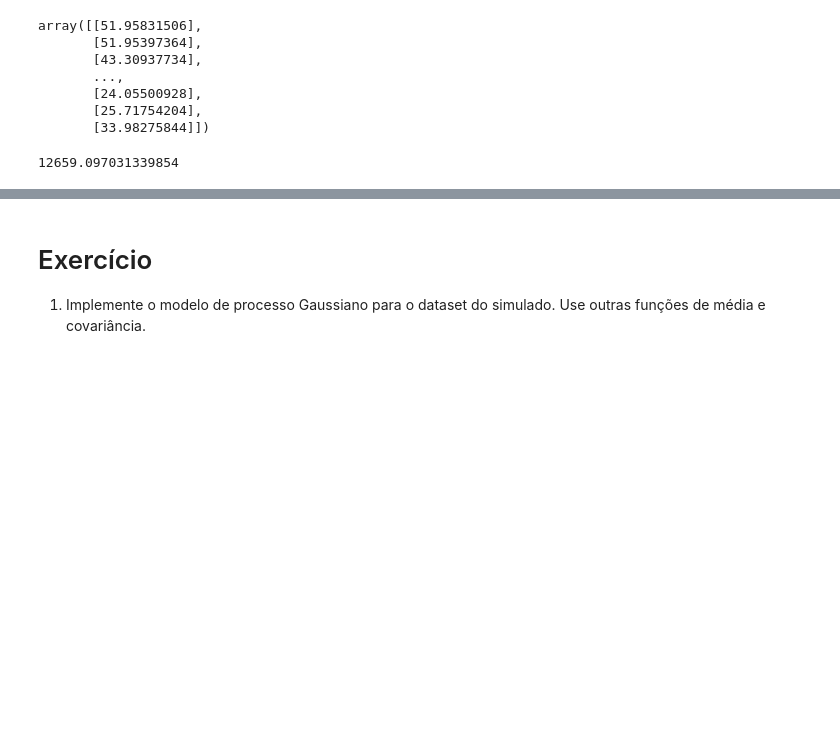
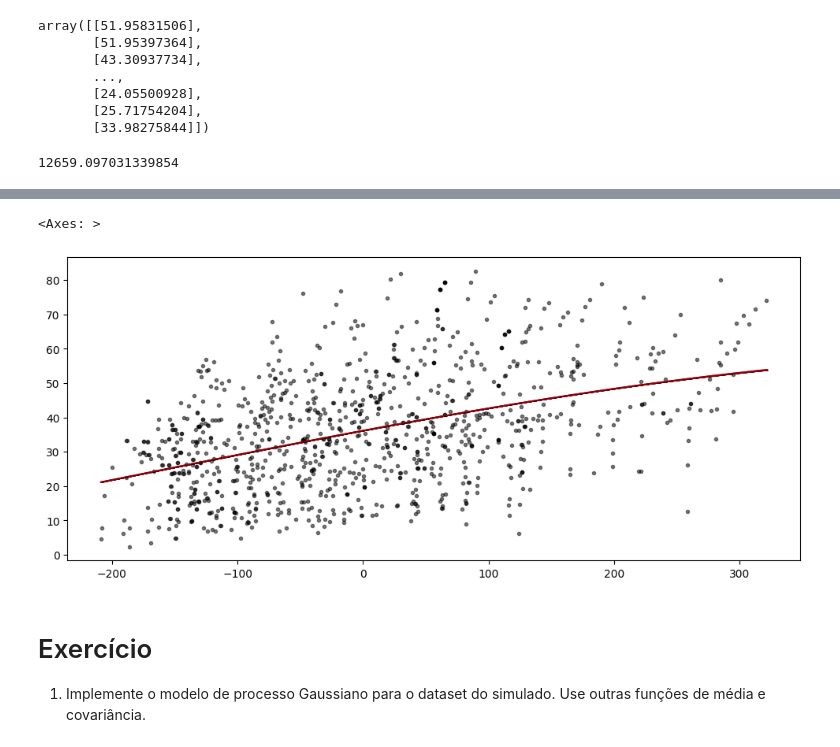
Before and after one commit to romefeller/predictive, a Jupyter notebook: notebooks/GP.ipynb, the cells around one changed output, grey strips where cells are left out. Saved outputs shown, nothing was run; the diff lists cells and outputs as text; code cells hidden in the pictures; blank space fills up the shorter version.

```diff
--- a/notebooks/GP.ipynb
+++ b/notebooks/GP.ipynb
@@ -436,0 +440,3 @@ Inference data with groups:
+# %%
+y_preds = sample.predictions["t_preds3"].values
+y_preds.mean(axis=1)
@@ -437,3 +464,11 @@ Inference data with groups:
+# %%
+fig = plt.figure(figsize=(12,5)); ax = fig.gca()
+plt.plot(X_pca, y_obs, 'ok', ms=3, alpha=0.5, label="Observado");
+from pymc.gp.util import plot_gp_dist
+plot_gp_dist(ax, y_preds.mean(axis=1), X_pred)
+# %% [output]
+<Axes: >
+[figure, added]
 # %% [markdown]
 # Exercício
 
```
Also changed, not shown: parts of 7 cells of this notebook.
